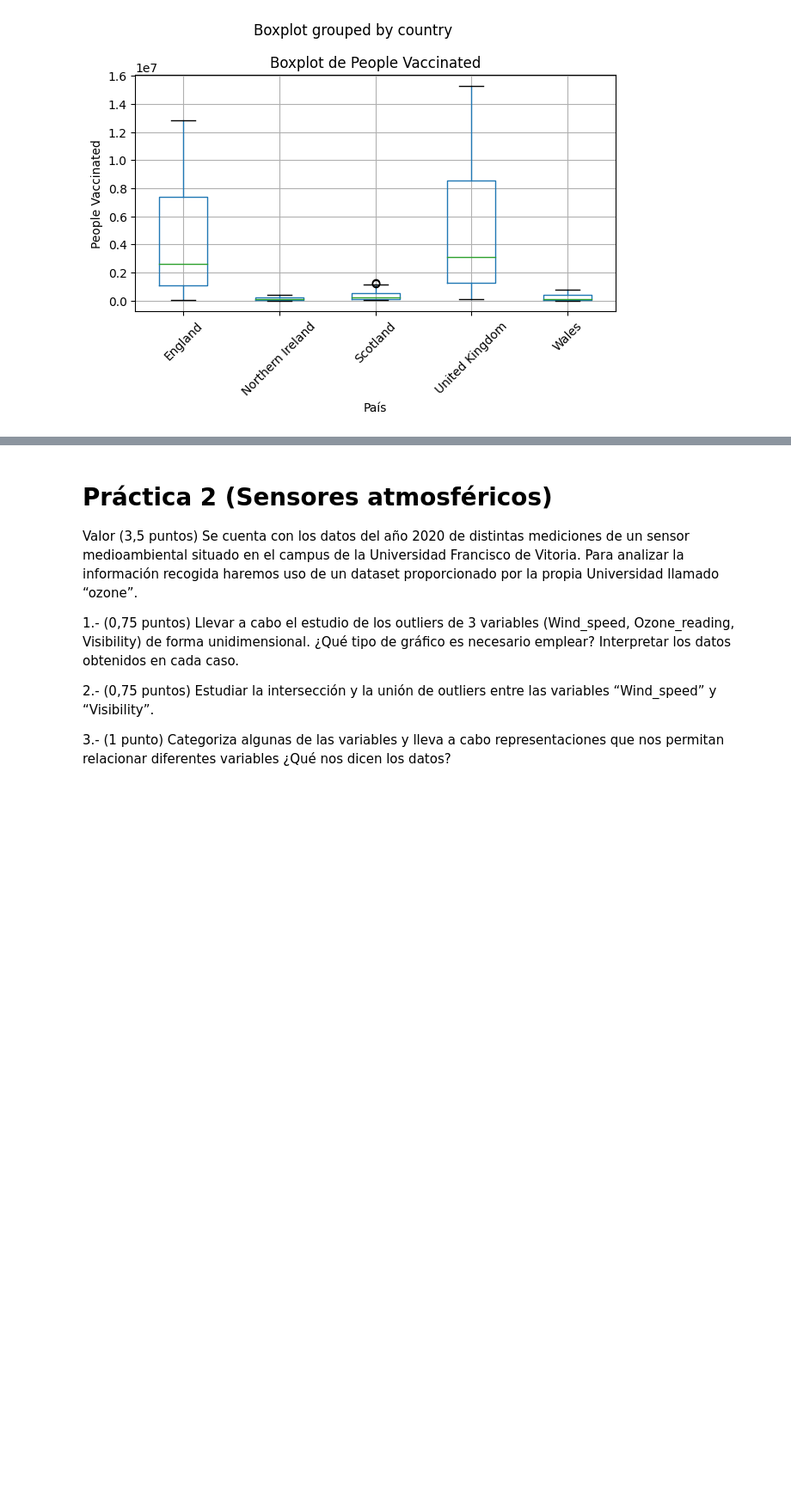
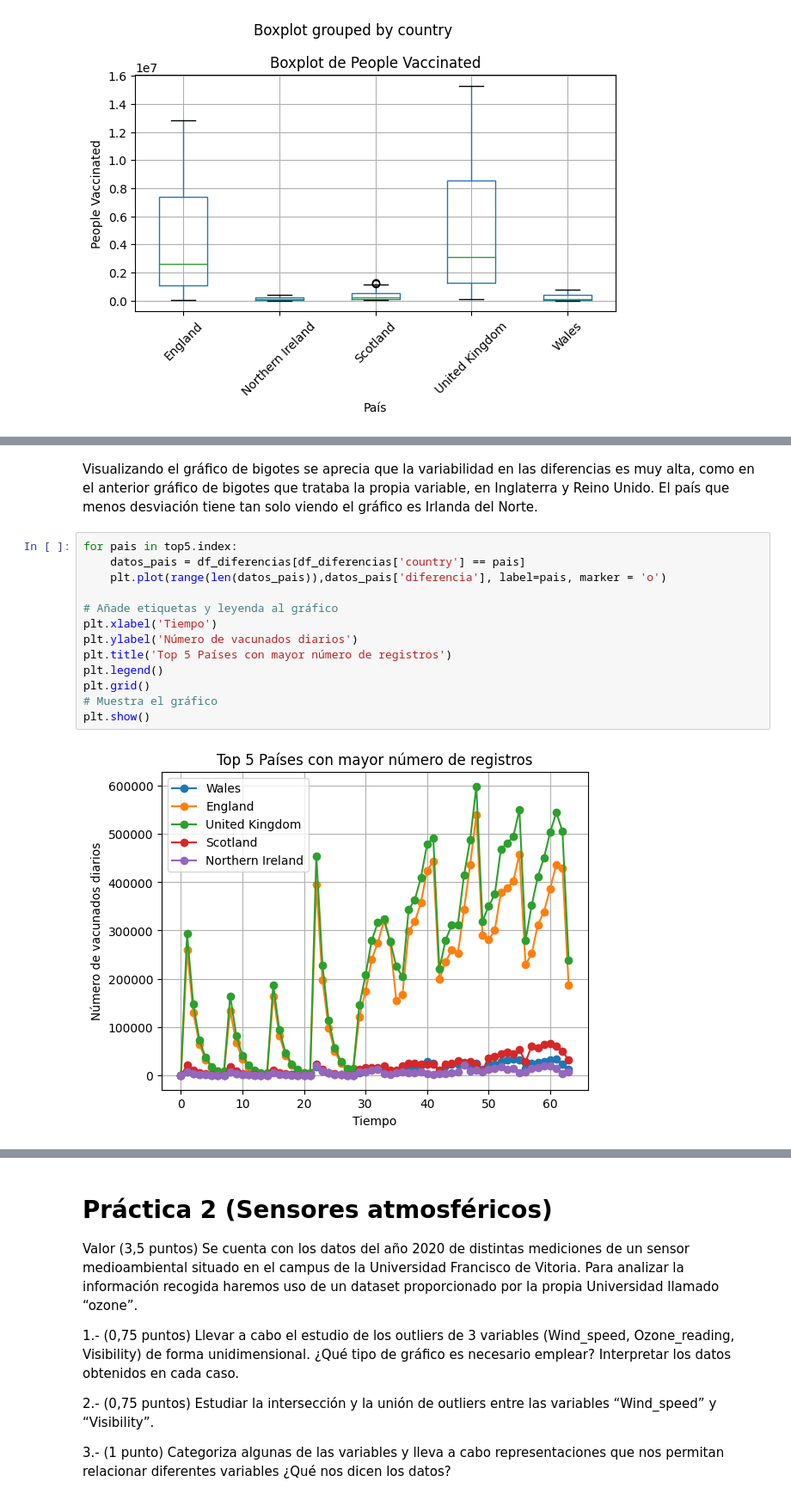
Before and after one commit to 9105507/MINERIA_DE_DATOS_23_24, a Jupyter notebook: LAB01_Preprocesamiento_y_visualización.ipynb, the cells around one changed output, grey strips where cells are left out. Shown at 86% size. Drawn from its saved outputs; the diff is of its cells as text; blank space fills up the shorter version.

```diff
--- a/LAB01_Preprocesamiento_y_visualización.ipynb
+++ b/LAB01_Preprocesamiento_y_visualización.ipynb
@@ -513,0 +549,17 @@ En el anterior gráfico de bigotes se puede ver como, Irlanda del norte, Escocia
+# %% [markdown]
+Visualizando el gráfico de bigotes se aprecia que la variabilidad en las diferencias es muy alta, como en el anterior gráfico de bigotes que trataba la propia variable, en Inglaterra y Reino Unido. El país que menos desviación tiene tan solo viendo el gráfico es Irlanda del Norte.
+# %%
+for pais in top5.index:
+    datos_pais = df_diferencias[df_diferencias['country'] == pais]
+    plt.plot(range(len(datos_pais)),datos_pais['diferencia'], label=pais, marker = 'o')
+
+# Añade etiquetas y leyenda al gráfico
+plt.xlabel('Tiempo')
+plt.ylabel('Número de vacunados diarios')
+plt.title('Top 5 Países con mayor número de registros')
+plt.legend()
+plt.grid()
+# Muestra el gráfico
+plt.show()
+# %% [output]
+[figure, added]
```
Also changed, not shown: parts of 30 cells of this notebook.
